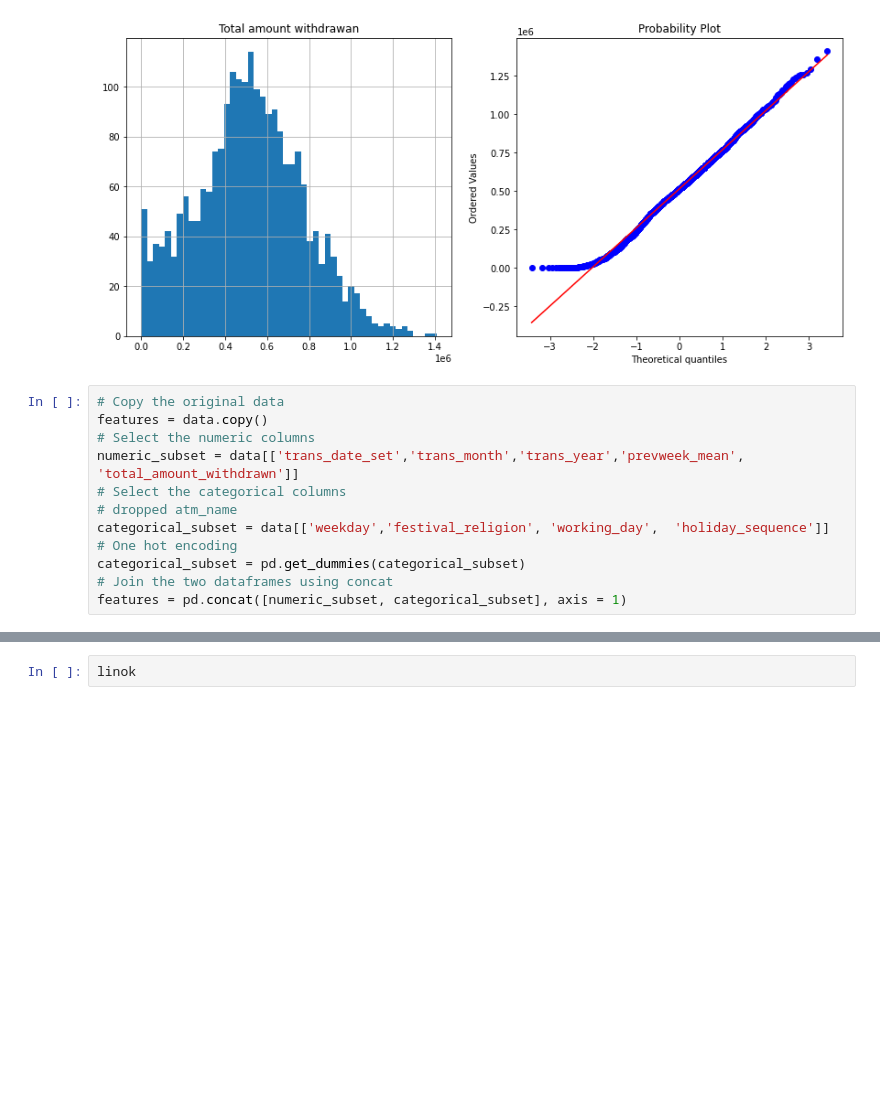
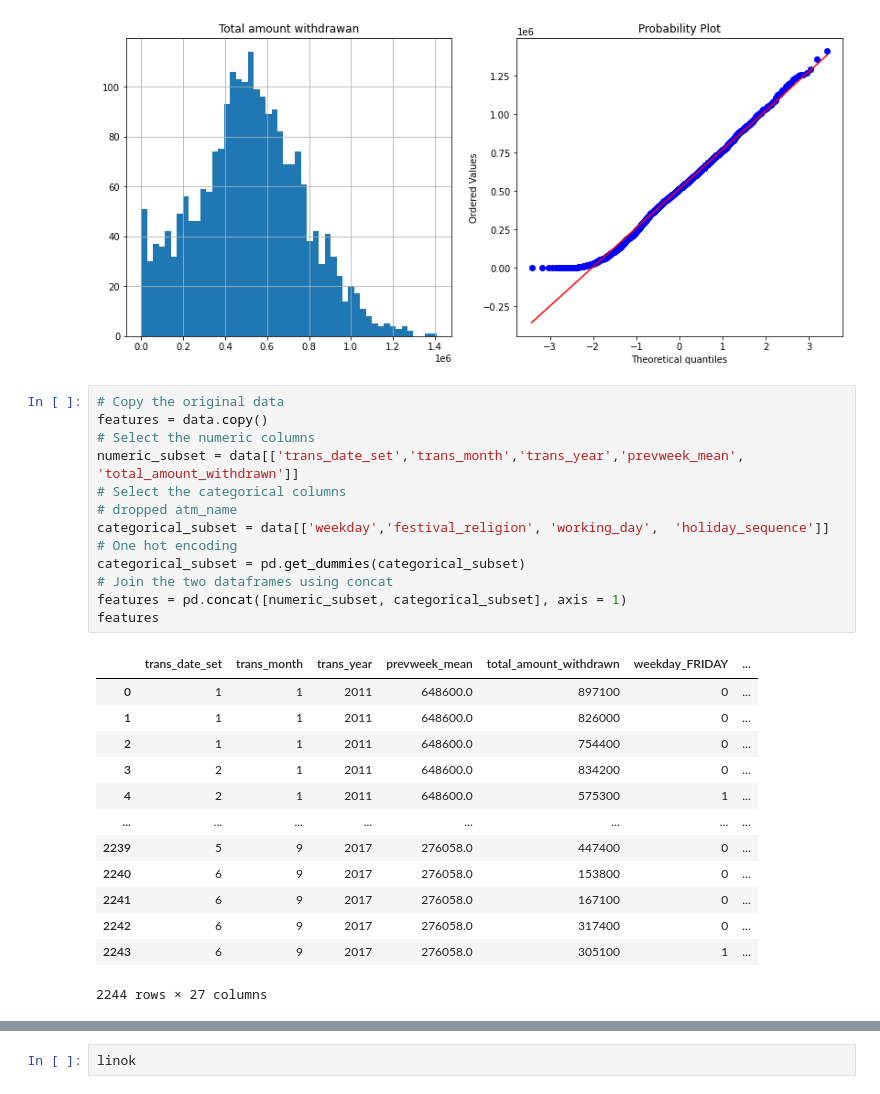
Before and after one commit to adigulalkari/ATM-Surveillance, a Jupyter notebook: Cash_Demand_Forecasting_of_ATMs.ipynb, the cells around one changed output, grey strips where cells are left out. Drawn from its saved outputs; the diff is of its cells as text; blank space fills up the shorter version.

```diff
--- a/Cash_Demand_Forecasting_of_ATMs.ipynb
+++ b/Cash_Demand_Forecasting_of_ATMs.ipynb
@@ -44,15 +44,30 @@ Name: total_amount_withdrawn, dtype: float64
 # %%
 # Copy the original data
 features = data.copy()
 # Select the numeric columns
 numeric_subset = data[['trans_date_set','trans_month','trans_year','prevweek_mean', 'total_amount_withdrawn']]
 # Select the categorical columns
 # dropped atm_name
 categorical_subset = data[['weekday','festival_religion', 'working_day',  'holiday_sequence']]
 # One hot encoding
 categorical_subset = pd.get_dummies(categorical_subset)
 # Join the two dataframes using concat
 features = pd.concat([numeric_subset, categorical_subset], axis = 1)
+features
+# %% [output]
+|  | trans_date_set | trans_month | trans_year | prevweek_mean | total_amount_withdrawn | weekday_FRIDAY | ... |
+| 0 | 1 | 1 | 2011 | 648600.0 | 897100 | 0 | ... |
+| 1 | 1 | 1 | 2011 | 648600.0 | 826000 | 0 | ... |
+| 2 | 1 | 1 | 2011 | 648600.0 | 754400 | 0 | ... |
+| 3 | 2 | 1 | 2011 | 648600.0 | 834200 | 0 | ... |
+| 4 | 2 | 1 | 2011 | 648600.0 | 575300 | 1 | ... |
+| ... | ... | ... | ... | ... | ... | ... | ... |
+| 2239 | 5 | 9 | 2017 | 276058.0 | 447400 | 0 | ... |
+| 2240 | 6 | 9 | 2017 | 276058.0 | 153800 | 0 | ... |
+| 2241 | 6 | 9 | 2017 | 276058.0 | 167100 | 0 | ... |
+| 2242 | 6 | 9 | 2017 | 276058.0 | 317400 | 0 | ... |
+| 2243 | 6 | 9 | 2017 | 276058.0 | 305100 | 1 | ... |
+2244 rows × 27 columns
 # %%
 from sklearn.model_selection import train_test_split
 X = features.copy().drop(columns = ['total_amount_withdrawn', 'trans_date_set', 'trans_month','trans_year', 'working_day_H', 'working_day_W'])
```
Also changed, not shown: parts of 8 cells of this notebook, 1 other file.
